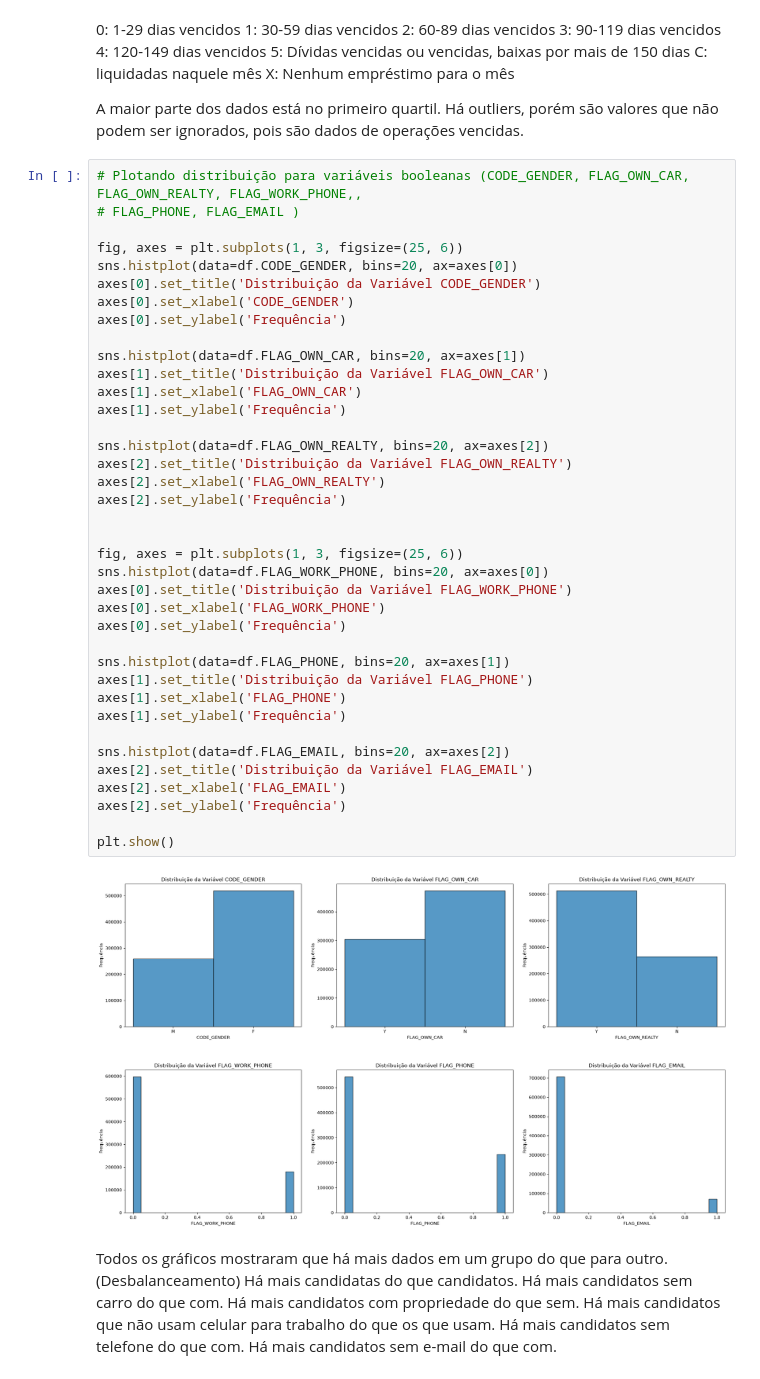
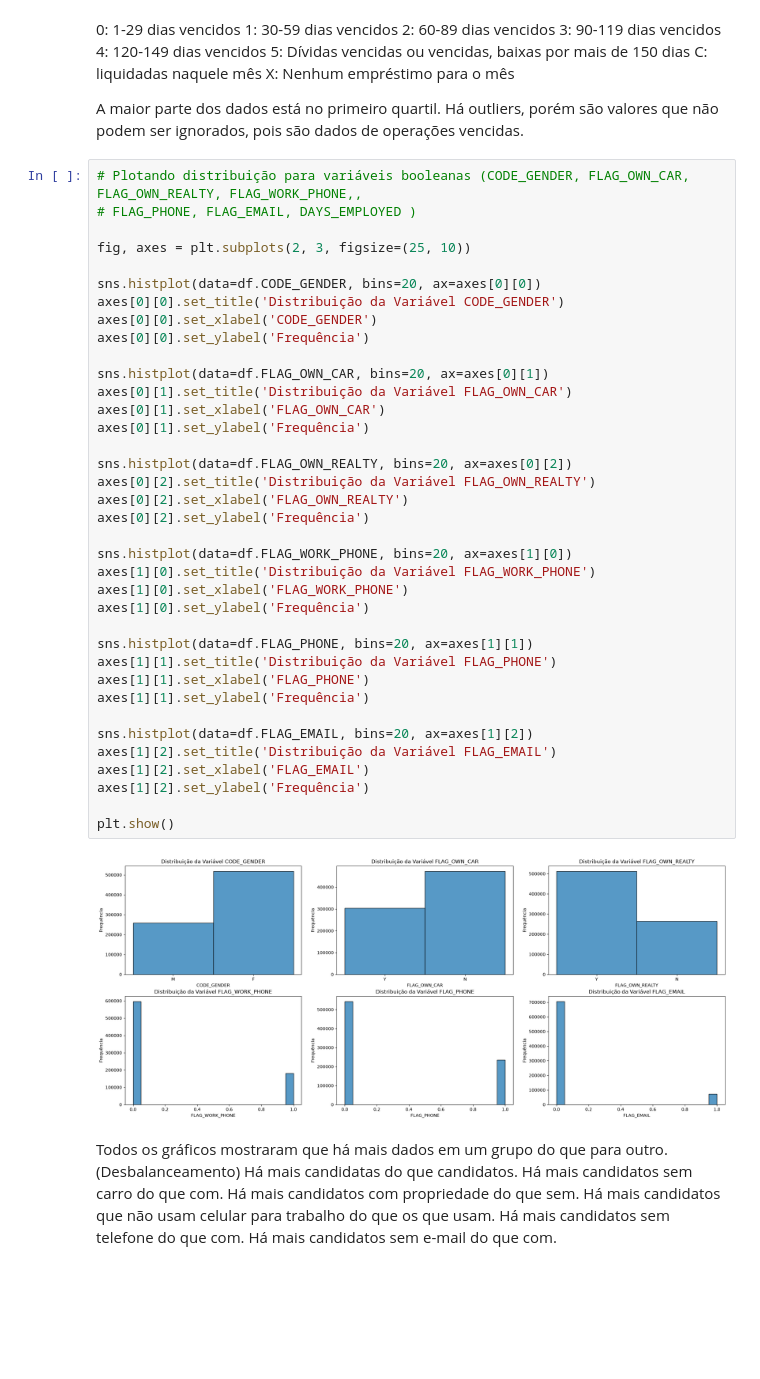
Before and after one commit to dianafismed/postech-tech-challenge-fase2, a Jupyter notebook: notebooks/01_eda.ipynb, the cells around one changed output. Drawn from its saved outputs; the diff is of its cells as text; blank space fills up the shorter version.

```diff
--- a/notebooks/01_eda.ipynb
+++ b/notebooks/01_eda.ipynb
@@ -168,45 +220,43 @@ A maior parte dos dados está no primeiro quartil.
 Há outliers, porém são valores que não podem ser ignorados, pois são dados de operações vencidas.
 # %%
 # Plotando distribuição para variáveis booleanas (CODE_GENDER, FLAG_OWN_CAR, FLAG_OWN_REALTY, FLAG_WORK_PHONE,,
-# FLAG_PHONE, FLAG_EMAIL )
+# FLAG_PHONE, FLAG_EMAIL, DAYS_EMPLOYED )
 
-fig, axes = plt.subplots(1, 3, figsize=(25, 6))
-sns.histplot(data=df.CODE_GENDER, bins=20, ax=axes[0])
-axes[0].set_title('Distribuição da Variável CODE_GENDER')
-axes[0].set_xlabel('CODE_GENDER')
-axes[0].set_ylabel('Frequência')
+fig, axes = plt.subplots(2, 3, figsize=(25, 10))
 
-sns.histplot(data=df.FLAG_OWN_CAR, bins=20, ax=axes[1])
-axes[1].set_title('Distribuição da Variável FLAG_OWN_CAR')
-axes[1].set_xlabel('FLAG_OWN_CAR')
-axes[1].set_ylabel('Frequência')
+sns.histplot(data=df.CODE_GENDER, bins=20, ax=axes[0][0])
+axes[0][0].set_title('Distribuição da Variável CODE_GENDER')
+axes[0][0].set_xlabel('CODE_GENDER')
+axes[0][0].set_ylabel('Frequência')
 
-sns.histplot(data=df.FLAG_OWN_REALTY, bins=20, ax=axes[2])
-axes[2].set_title('Distribuição da Variável FLAG_OWN_REALTY')
-axes[2].set_xlabel('FLAG_OWN_REALTY')
-axes[2].set_ylabel('Frequência')
+sns.histplot(data=df.FLAG_OWN_CAR, bins=20, ax=axes[0][1])
+axes[0][1].set_title('Distribuição da Variável FLAG_OWN_CAR')
+axes[0][1].set_xlabel('FLAG_OWN_CAR')
+axes[0][1].set_ylabel('Frequência')
 
+sns.histplot(data=df.FLAG_OWN_REALTY, bins=20, ax=axes[0][2])
+axes[0][2].set_title('Distribuição da Variável FLAG_OWN_REALTY')
+axes[0][2].set_xlabel('FLAG_OWN_REALTY')
+axes[0][2].set_ylabel('Frequência')
 
-fig, axes = plt.subplots(1, 3, figsize=(25, 6))
-sns.histplot(data=df.FLAG_WORK_PHONE, bins=20, ax=axes[0])
-axes[0].set_title('Distribuição da Variável FLAG_WORK_PHONE')
-axes[0].set_xlabel('FLAG_WORK_PHONE')
-axes[0].set_ylabel('Frequência')
+sns.histplot(data=df.FLAG_WORK_PHONE, bins=20, ax=axes[1][0])
+axes[1][0].set_title('Distribuição da Variável FLAG_WORK_PHONE')
+axes[1][0].set_xlabel('FLAG_WORK_PHONE')
+axes[1][0].set_ylabel('Frequência')
 
-sns.histplot(data=df.FLAG_PHONE, bins=20, ax=axes[1])
-axes[1].set_title('Distribuição da Variável FLAG_PHONE')
-axes[1].set_xlabel('FLAG_PHONE')
-axes[1].set_ylabel('Frequência')
+sns.histplot(data=df.FLAG_PHONE, bins=20, ax=axes[1][1])
+axes[1][1].set_title('Distribuição da Variável FLAG_PHONE')
+axes[1][1].set_xlabel('FLAG_PHONE')
+axes[1][1].set_ylabel('Frequência')
 
-sns.histplot(data=df.FLAG_EMAIL, bins=20, ax=axes[2])
-axes[2].set_title('Distribuição da Variável FLAG_EMAIL')
-axes[2].set_xlabel('FLAG_EMAIL')
-axes[2].set_ylabel('Frequência')
+sns.histplot(data=df.FLAG_EMAIL, bins=20, ax=axes[1][2])
+axes[1][2].set_title('Distribuição da Variável FLAG_EMAIL')
+axes[1][2].set_xlabel('FLAG_EMAIL')
+axes[1][2].set_ylabel('Frequência')
 
 plt.show()
 # %% [output]
-[figure, old version]
+[figure, new version]
-[figure, removed]
 # %% [markdown]
 Todos os gráficos mostraram que há mais dados em um grupo do que para outro. (Desbalanceamento)
 Há mais candidatas do que candidatos.
```
Also changed, not shown: parts of 22 cells of this notebook, 1 other file.
